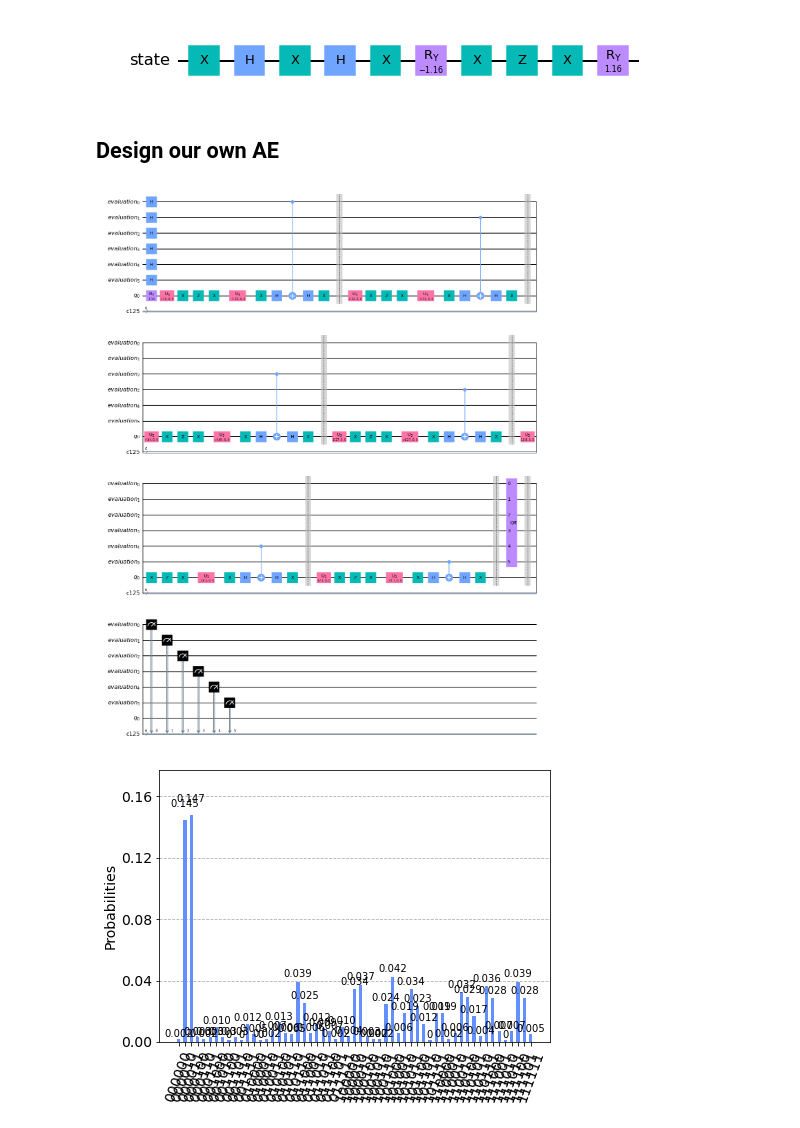
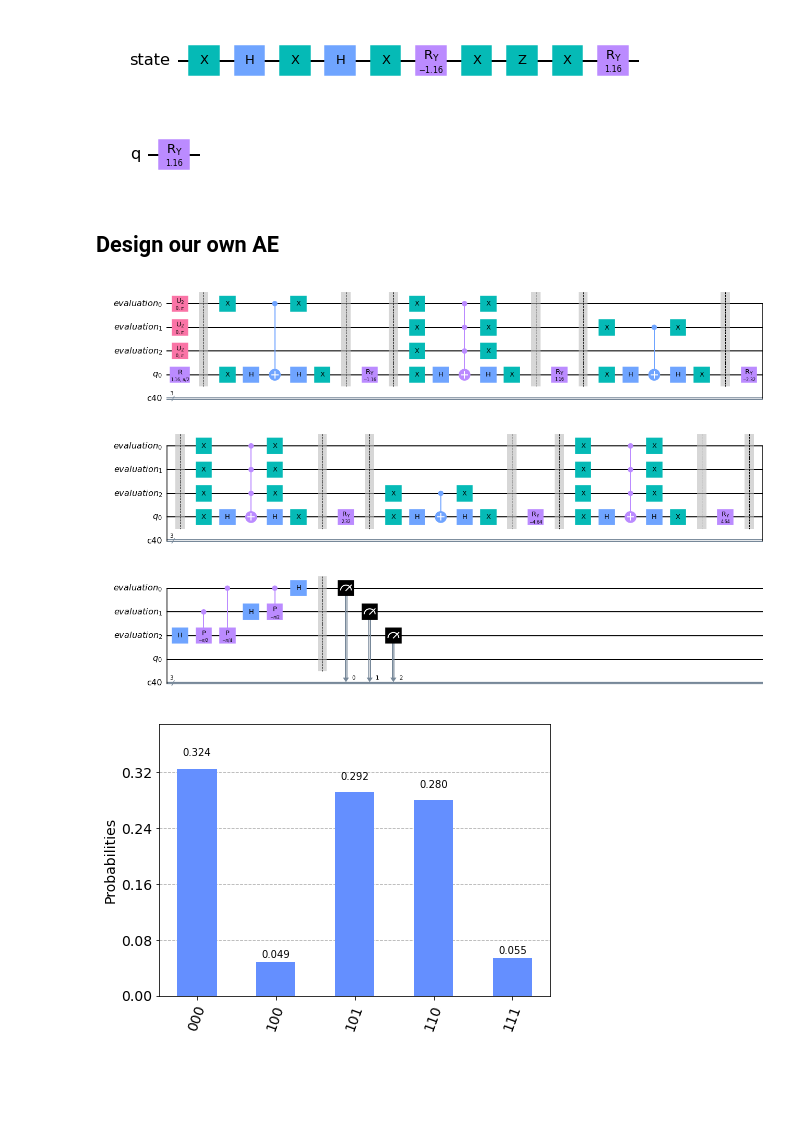
Before and after one commit to sergiogh/upc_credit_risk, a Jupyter notebook: Amplitude Estimation v2.ipynb, the cells around one changed output. Saved outputs shown, nothing was run; the diff lists cells and outputs as text; code cells hidden in the pictures; blank space fills up the shorter version.

```diff
--- a/Amplitude Estimation v2.ipynb
+++ b/Amplitude Estimation v2.ipynb
@@ -9,7 +9,7 @@ import math
 import numpy as np
 import matplotlib.pyplot as plt
 # %%
-evaluation_qubits = 6
+evaluation_qubits = 3
 
 probability = 0.3
 theta = 2 * np.arcsin(np.sqrt(probability))
@@ -59,5 +59,9 @@ $$ \mathcal{Q} = \mathcal{A} \mathcal{S}_0 \mathcal{A}^\dagger \mathcal{S}_f, $$
 ae.grover_operator.draw('mpl')
 # %% [output]
 [figure]
+# %%
+ae.state_preparation.draw('mpl')
+# %% [output]
+[figure, added]
 # %% [markdown]
 ## Design our own AE
@@ -124,46 +80,64 @@ cr = ClassicalRegister(evaluation_qubits)
 qc = QuantumCircuit(evaluation_registry, a_registry, cr)
 
 #qc.append(a_operator(), a_registry)
 
 # A
 qc.ry(theta, a_registry)
 
 qc.h(range(evaluation_qubits))
-
+qc.barrier()
 #Do the controlled-U operations:
 # 𝑄=𝐴𝑆0𝐴−1𝑆𝜓0
 repetitions = 1
 for counting_qubit in range(evaluation_qubits):
 
+    oracle = QuantumCircuit(evaluation_qubits+1)
+    oracle.x([counting_qubit, evaluation_qubits])
+    oracle.h(evaluation_qubits)
+    oracle.cx(counting_qubit, evaluation_qubits)
+    oracle.h(evaluation_qubits)
+    oracle.x([counting_qubit, evaluation_qubits])
+
+    state_preparation = QuantumCircuit(evaluation_qubits+1)
+    state_preparation.ry(theta*repetitions, evaluation_qubits)
+
+    reflection_qubits = [0,4]
+
+    grover_op = GroverOperator(oracle, state_preparation, insert_barriers=True)
+
+    qc.append(grover_op, range(evaluation_qubits+1))
+
+
+    # Another try
     # A
-    qc.u3(theta*repetitions,0,0, evaluation_qubits);
+    #qc.u3(theta*repetitions,0,0, evaluation_qubits);
 
     # S0
-    qc.x(evaluation_qubits)
-    qc.z(evaluation_qubits)
-    qc.x(evaluation_qubits)
+    #qc.x(evaluation_qubits)
+    #qc.z(evaluation_qubits)
+    #qc.x(evaluation_qubits)
 
     # A-1
-    qc.u3(-theta*repetitions,0,0, evaluation_qubits);
+    #qc.u3(-theta*repetitions,0,0, evaluation_qubits);
 
     # Spsi0
-    qc.x(evaluation_qubits)
-    qc.h(evaluation_qubits)
-    qc.cx(counting_qubit, evaluation_qubits)
-    qc.h(evaluation_qubits)
-    qc.x(evaluation_qubits)
+    #qc.x(evaluation_qubits)
+    #qc.h(evaluation_qubits)
+    #qc.cx(counting_qubit, evaluation_qubits)
+    #qc.h(evaluation_qubits)
+    #qc.x(evaluation_qubits)
 
     qc.barrier()
     repetitions *= 2
 
 
 #qft_dagger(qc, evaluation_qubits)
 qc.append(QFT(evaluation_qubits, inverse=True, do_swaps=False), range(evaluation_qubits))
 qc.barrier()
 qc.measure(range(evaluation_qubits), cr)
-qc.draw('mpl')
+qc.decompose().draw('mpl')
 # %% [output]
-[figure, old version]
+[figure, new version]
 # %%
 from qiskit.visualization import plot_histogram
 
@@ -173,7 +147,7 @@ counts = results.get_counts()
 
 plot_histogram(counts)
 # %% [output]
-[figure, old version]
+[figure, new version]
 # %%
 plt.plot(counts.values())
 # Real (Red)
```
Also changed, not shown: parts of 10 cells of this notebook, 1 other file.
